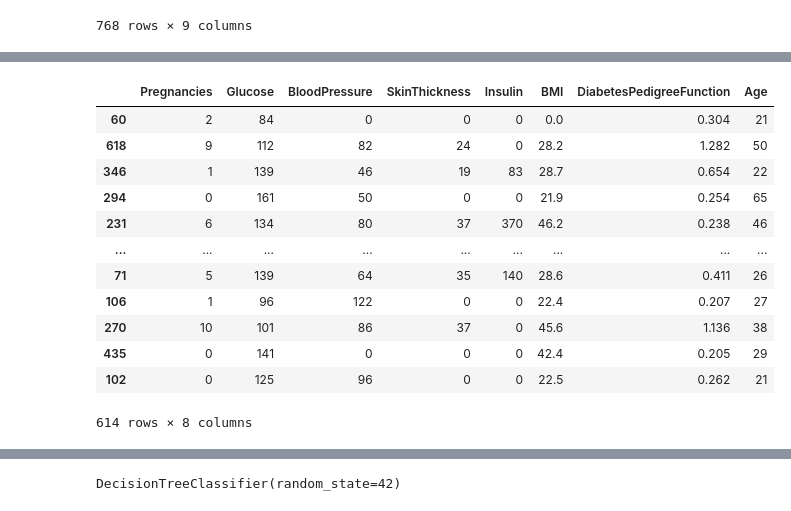
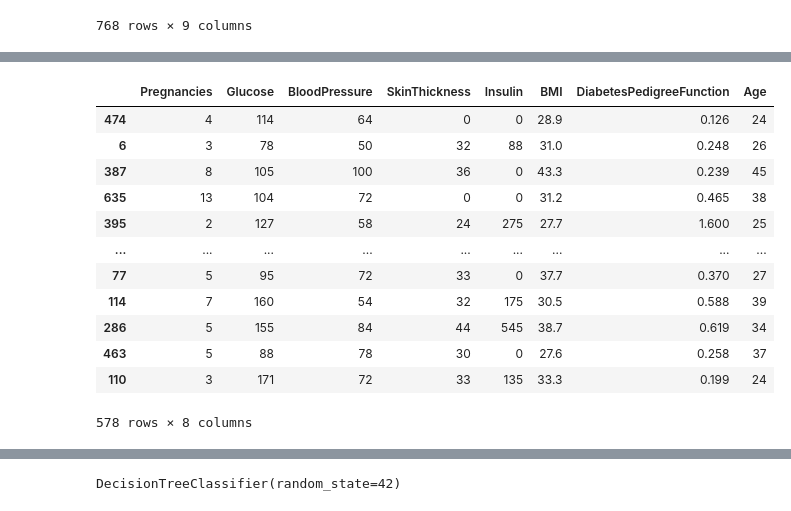
Before and after one commit to grigorow1974/Arboles, a Jupyter notebook: src/explore.ipynb, the cells around one changed output, grey strips where cells are left out. Drawn from its saved outputs; the diff is of its cells as text; code cells hidden in the pictures.

```diff
--- a/src/explore.ipynb
+++ b/src/explore.ipynb
@@ -22,3 +23,6 @@ df
 | 766 | 1 | 126 | 60 | 0 | 0 | 30.1 | 0.349 | 47 | ... |
 | 767 | 1 | 93 | 70 | 31 | 0 | 30.4 | 0.315 | 23 | ... |
 768 rows × 9 columns
+# %%
+df = df.drop_duplicates().reset_index(drop=True)
+df
@@ -27,3 +62,0 @@ df
-# %%
-df = df.drop_duplicates()
-df
@@ -43,0 +94,8 @@ df
+# %%
+# Eliminamos outliers
+
+df = df[df['BloodPressure'] > 0]
+df = df[df['Glucose'] > 0]
+df = df[df['BMI'] > 0]
+df = df[df['SkinThickness'] < 90]
+df
@@ -44,26 +159,29 @@ df
 # %%
 from sklearn.model_selection import train_test_split
 
 X = df.drop('Outcome', axis=1)
 y = df['Outcome']
 
 X_train, X_test, y_train, y_test = train_test_split(X, y, test_size=0.2, random_state=42)
 
+X_test.to_csv('../data/processed/clean_test.csv',index = False)
+X_train.to_csv('../data/processed/clean_train.csv',index = False)
+
 X_train
 # %% [output]
 |  | Pregnancies | Glucose | BloodPressure | SkinThickness | Insulin | BMI | DiabetesPedigreeFunction | Age |
-| 60 | 2 | 84 | 0 | 0 | 0 | 0.0 | 0.304 | 21 |
-| 618 | 9 | 112 | 82 | 24 | 0 | 28.2 | 1.282 | 50 |
-| 346 | 1 | 139 | 46 | 19 | 83 | 28.7 | 0.654 | 22 |
-| 294 | 0 | 161 | 50 | 0 | 0 | 21.9 | 0.254 | 65 |
-| 231 | 6 | 134 | 80 | 37 | 370 | 46.2 | 0.238 | 46 |
+| 474 | 4 | 114 | 64 | 0 | 0 | 28.9 | 0.126 | 24 |
+| 6 | 3 | 78 | 50 | 32 | 88 | 31.0 | 0.248 | 26 |
+| 387 | 8 | 105 | 100 | 36 | 0 | 43.3 | 0.239 | 45 |
+| 635 | 13 | 104 | 72 | 0 | 0 | 31.2 | 0.465 | 38 |
+| 395 | 2 | 127 | 58 | 24 | 275 | 27.7 | 1.600 | 25 |
 | ... | ... | ... | ... | ... | ... | ... | ... | ... |
-| 71 | 5 | 139 | 64 | 35 | 140 | 28.6 | 0.411 | 26 |
-| 106 | 1 | 96 | 122 | 0 | 0 | 22.4 | 0.207 | 27 |
-| 270 | 10 | 101 | 86 | 37 | 0 | 45.6 | 1.136 | 38 |
-| 435 | 0 | 141 | 0 | 0 | 0 | 42.4 | 0.205 | 29 |
-| 102 | 0 | 125 | 96 | 0 | 0 | 22.5 | 0.262 | 21 |
+| 77 | 5 | 95 | 72 | 33 | 0 | 37.7 | 0.370 | 27 |
+| 114 | 7 | 160 | 54 | 32 | 175 | 30.5 | 0.588 | 39 |
+| 286 | 5 | 155 | 84 | 44 | 545 | 38.7 | 0.619 | 34 |
+| 463 | 5 | 88 | 78 | 30 | 0 | 27.6 | 0.258 | 37 |
+| 110 | 3 | 171 | 72 | 33 | 135 | 33.3 | 0.199 | 24 |
-614 rows × 8 columns
+578 rows × 8 columns
 # %%
 # Graficamos para ver si un arbol sera un buen modelo
 
```
Also changed, not shown: parts of 19 cells of this notebook, 4 other files.
